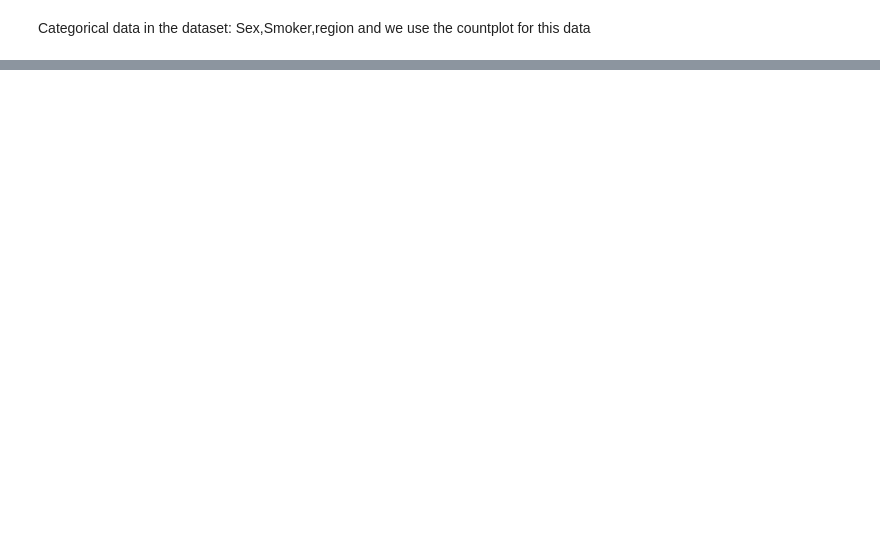
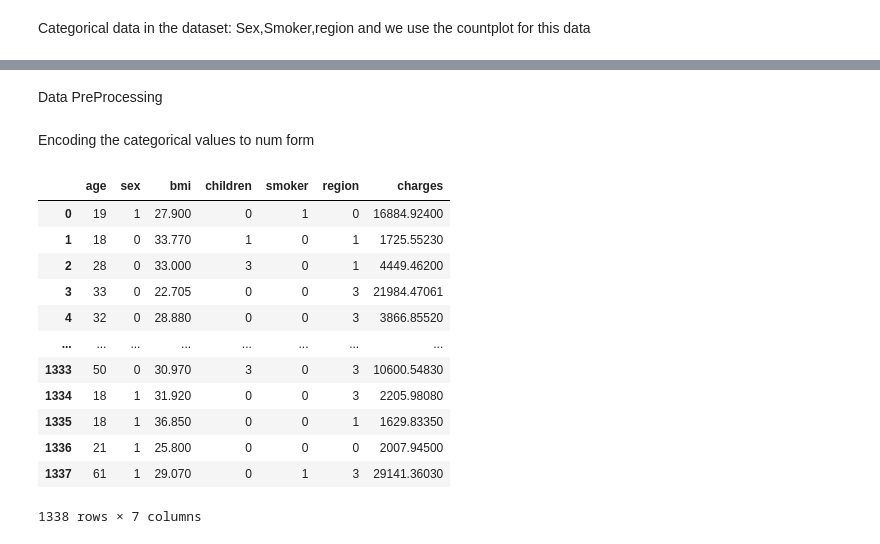
Before and after one commit to NANDINISHARMA30/Heath_Insurance_Cost_Prediction, a Jupyter notebook: Health_Insurance_Cost_Predication Project.ipynb, the cells around one changed output, grey strips where cells are left out. Saved outputs shown, nothing was run; the diff lists cells and outputs as text; code cells hidden in the pictures; blank space fills up the shorter version.

Commit message:
Data PreProcessing completed

```diff
--- a/Health_Insurance_Cost_Predication Project.ipynb
+++ b/Health_Insurance_Cost_Predication Project.ipynb
@@ -174,0 +278,23 @@ plt.show()
+# %% [markdown]
+Data PreProcessing
+# %% [markdown]
+Encoding the categorical values to num form
+# %%
+df.replace({'sex':{'male':0,'female':1}},inplace=True)
+df.replace({'smoker':{'no':0,'yes':1}},inplace=True)
+df.replace({'region':{'southwest':0,'southeast':1,'northeast':2,'northwest':3}},inplace=True)
+df
+# %% [output]
+|  | age | sex | bmi | children | smoker | region | charges |
+| 0 | 19 | 1 | 27.900 | 0 | 1 | 0 | 16884.92400 |
+| 1 | 18 | 0 | 33.770 | 1 | 0 | 1 | 1725.55230 |
+| 2 | 28 | 0 | 33.000 | 3 | 0 | 1 | 4449.46200 |
+| 3 | 33 | 0 | 22.705 | 0 | 0 | 3 | 21984.47061 |
+| 4 | 32 | 0 | 28.880 | 0 | 0 | 3 | 3866.85520 |
+| ... | ... | ... | ... | ... | ... | ... | ... |
+| 1333 | 50 | 0 | 30.970 | 3 | 0 | 3 | 10600.54830 |
+| 1334 | 18 | 1 | 31.920 | 0 | 0 | 3 | 2205.98080 |
+| 1335 | 18 | 1 | 36.850 | 0 | 0 | 1 | 1629.83350 |
+| 1336 | 21 | 1 | 25.800 | 0 | 0 | 0 | 2007.94500 |
+| 1337 | 61 | 1 | 29.070 | 0 | 1 | 3 | 29141.36030 |
+1338 rows × 7 columns
```
Also changed, not shown: parts of 16 cells of this notebook, 1 other file.
